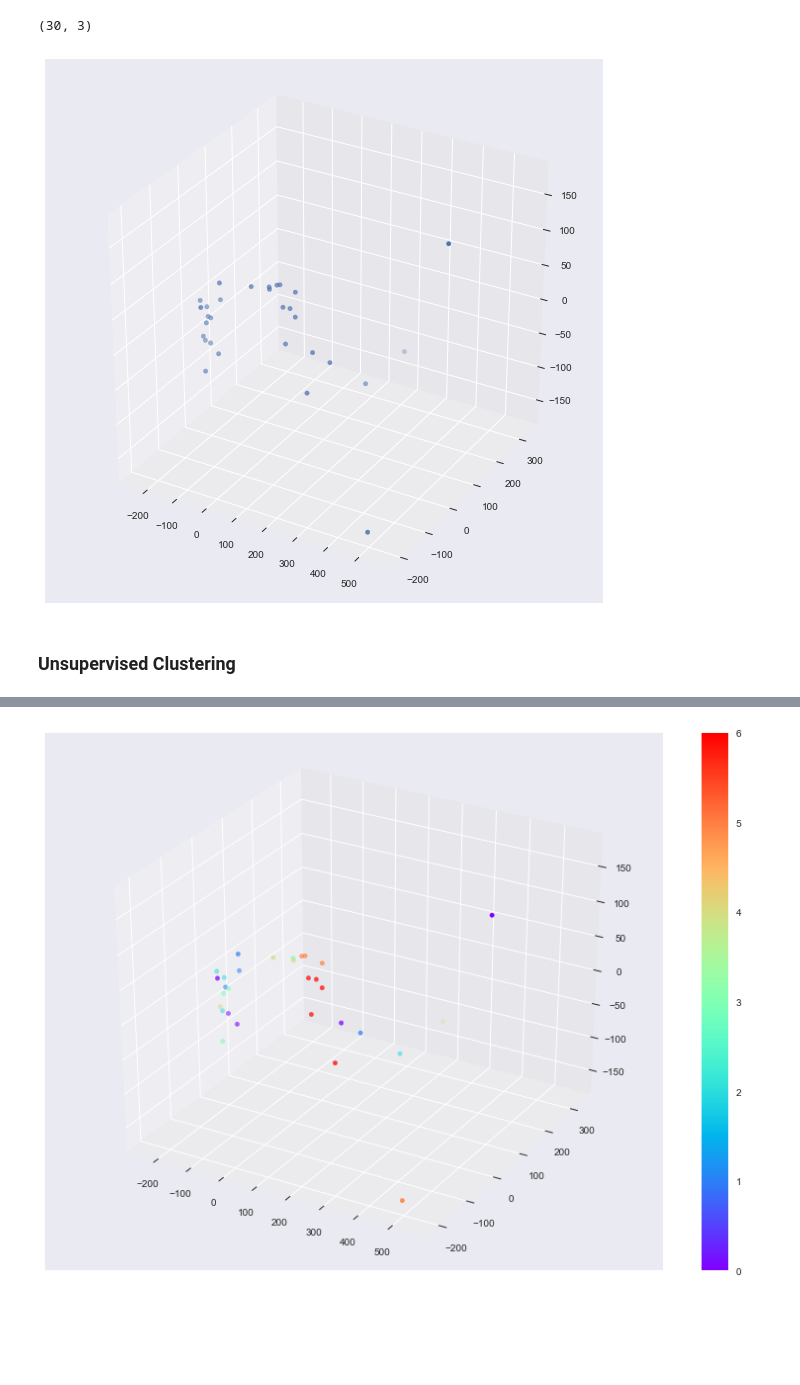
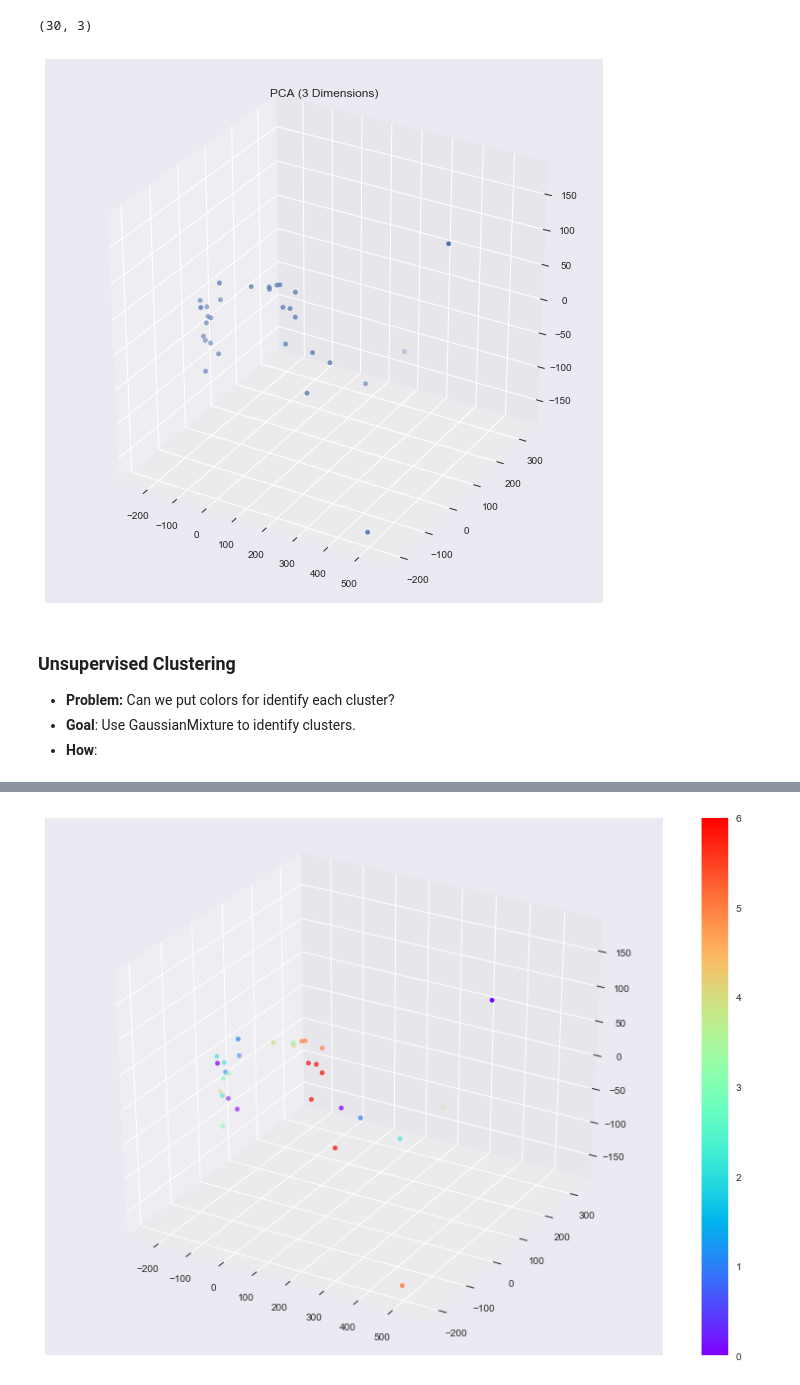
Before and after one commit to ranophoenix/jvmthreadparser, a Jupyter notebook: Thread Analysis.ipynb, the cells around one changed output, grey strips where cells are left out. Saved outputs shown, nothing was run; the diff lists cells and outputs as text; code cells hidden in the pictures; blank space fills up the shorter version.

```diff
--- a/Thread Analysis.ipynb
+++ b/Thread Analysis.ipynb
@@ -79,11 +101,16 @@ X2.shape
 # %%
 fig = plt.figure(figsize=(10,10))
 ax = fig.add_subplot(111, projection='3d')
-ax.scatter(X2[:, 0], X2[:, 1], X2[:, 2]);
+ax.scatter(X2[:, 0], X2[:, 1], X2[:, 2])
+ax.set_title('PCA (3 Dimensions)');
 # %% [output]
-[figure, old version]
+[figure, new version]
-# %% [markdown]
-### Unsupervised Clustering
+# %% [markdown]
+### Unsupervised Clustering
+
+* **Problem:** Can we put colors for identify each cluster?
+* **Goal**: Use GaussianMixture to identify clusters.
+* **How**:
 # %%
 gmm = GaussianMixture(3).fit(X)
 labels = gmm.predict(X)
```
Also changed, not shown: parts of 22 cells of this notebook.
